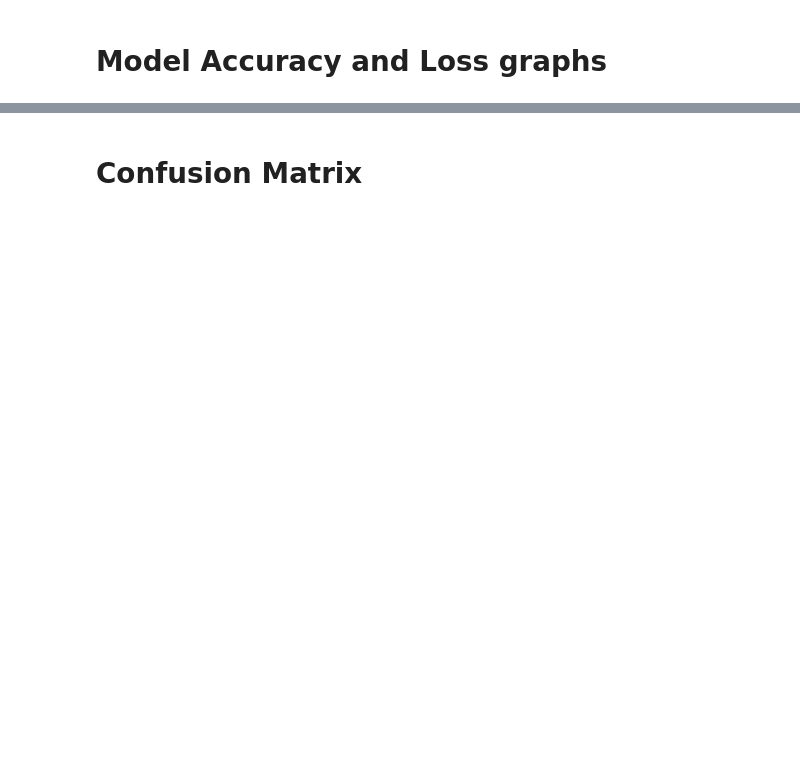
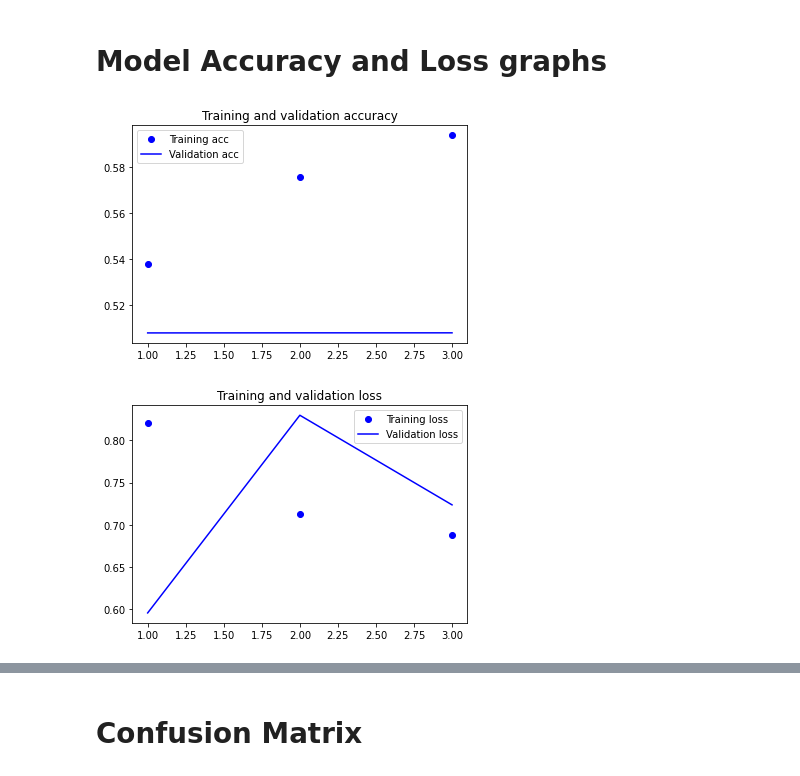
Before and after one commit to huerd/GPA659-E2020, a Jupyter notebook: _project/main.ipynb, the cells around one changed output, grey strips where cells are left out. Saved outputs shown, nothing was run; the diff lists cells and outputs as text; code cells hidden in the pictures; blank space fills up the shorter version.

```diff
--- a/_project/main.ipynb
+++ b/_project/main.ipynb
@@ -342,0 +369,5 @@ plot_model(model,rankdir='TB')
+# %%
+input_shape=(IMAGE_WIDTH, IMAGE_LENGTH, IMAGE_NUMCHANNELS);
+n_classes = 2;
+model = mobilenet(input_shape, n_classes);
+model.summary()
@@ -346,0 +413,14 @@ plot_model(model,rankdir='TB')
+# %%
+model.compile(loss='categorical_crossentropy', optimizer='rmsprop', metrics=['acc'])
+
+epochs = EPOCH_QUICK if QUICK_TRAIN else EPOCH_NORMAL
+
+# depreciated and should change to Model.fit if possible
+history = model.fit_generator(
+    train_generator,
+    epochs = epochs,
+    validation_data = valid_generator,
+    validation_steps =  total_dfValidation // BATCH_SIZE,
+    steps_per_epoch = total_dfValidation // BATCH_SIZE,
+    callbacks = callbacks
+)
@@ -347,2 +436,53 @@ plot_model(model,rankdir='TB')
 # %% [markdown]
 # Model Accuracy and Loss graphs
+# %%
+
+# ref  : https://github.com/IResearchAI/Tobacco_Leaves_Classification_CNN/blob/master/Tob_main2.ipynb
+
+# this is outdated. revert to model.evaluate if possible
+# loss, accuracy = model.evaluate_generator(valid_generator,
+#                                           total_dfValidation // BATCH_SIZE,
+#                                           workers=12,
+#                                           use_multiprocessing = True)
+# print("Test: accuracy = %f  ;  loss = %f " % (accuracy, loss))
+
+
+
+# def plot_model_history(model_history, accuracy='acc', val_accuracy='val_acc'):
+#     fig, axs = plt.subplots(1,2,figsize=(20,20))
+#     axs[0].plot(range(1,len(model_history.history[accuracy])+1),model_history.history[accuracy])
+#     axs[0].plot(range(1,len(model_history.history[val_accuracy])+1),model_history.history[val_accuracy])
+#     axs[0].set_title('Model Accuracy')
+#     axs[0].set_ylabel('Accuracy')
+#     axs[0].set_xlabel('Epoch')
+#     axs[0].set_xticks(numpy.arange(1,len(model_history.history[accuracy])+1),len(model_history.history[accuracy])/10)
+#     axs[0].legend(['train', 'val'], loc='best')
+#     axs[1].plot(range(1,len(model_history.history['loss'])+1),model_history.history['loss'])
+#     axs[1].plot(range(1,len(model_history.history['val_loss'])+1),model_history.history['val_loss'])
+#     axs[1].set_title('Model Loss')
+#     axs[1].set_ylabel('Loss')
+#     axs[1].set_xlabel('Epoch')
+#     axs[1].set_xticks(numpy.arange(1,len(model_history.history['loss'])+1),len(model_history.history['loss'])/10)
+#     axs[1].legend(['train', 'val'], loc='best')
+#     plt.show()
+
+# plot_model_history(history)
+
+acc = history.history['acc']
+val_acc = history.history['val_acc']
+loss = history.history['loss']
+val_loss = history.history['val_loss']
+epochs = range(1, len(acc) + 1)
+plt.plot(epochs, acc, 'bo', label='Training acc')
+plt.plot(epochs, val_acc, 'b', label='Validation acc')
+plt.title('Training and validation accuracy')
+plt.legend()
+plt.figure()
+plt.plot(epochs, loss, 'bo', label='Training loss')
+plt.plot(epochs, val_loss, 'b', label='Validation loss')
+plt.title('Training and validation loss')
+plt.legend()
+plt.show()
+# %% [output]
+[figure, added]
+[figure, added]
```
Also changed, not shown: parts of 19 cells of this notebook.
